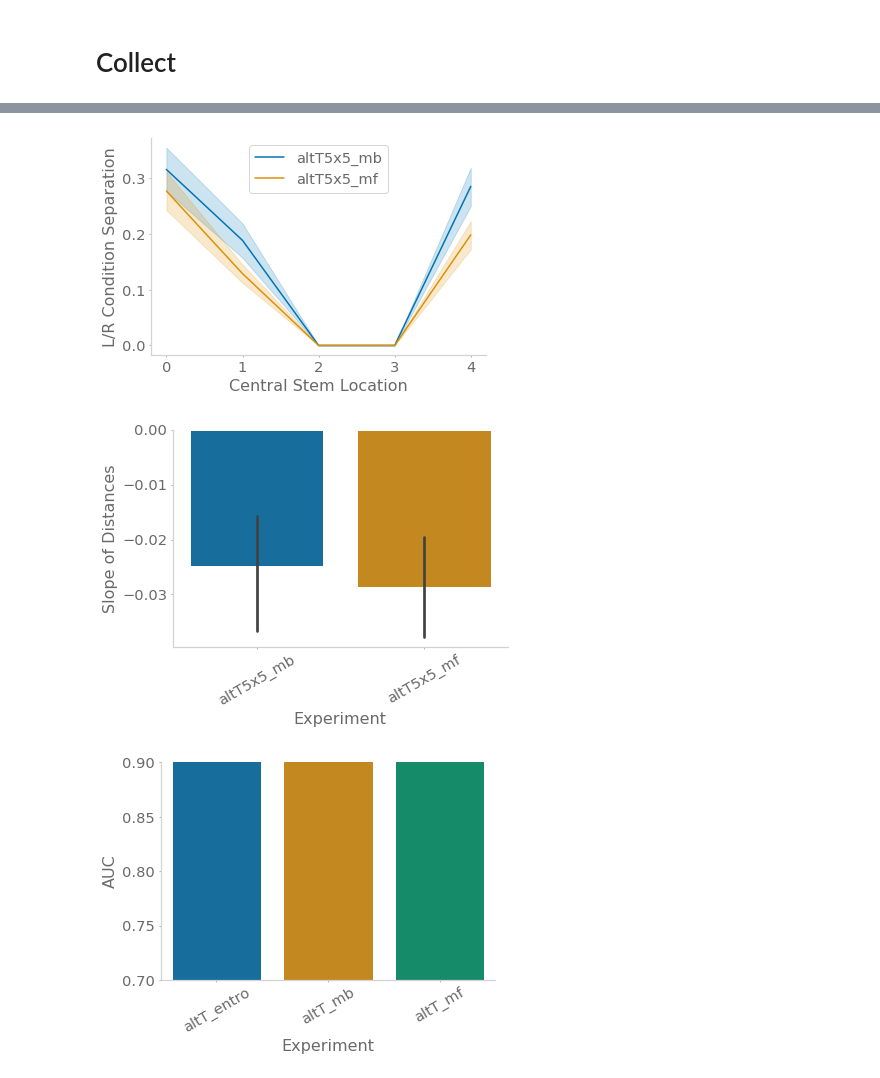
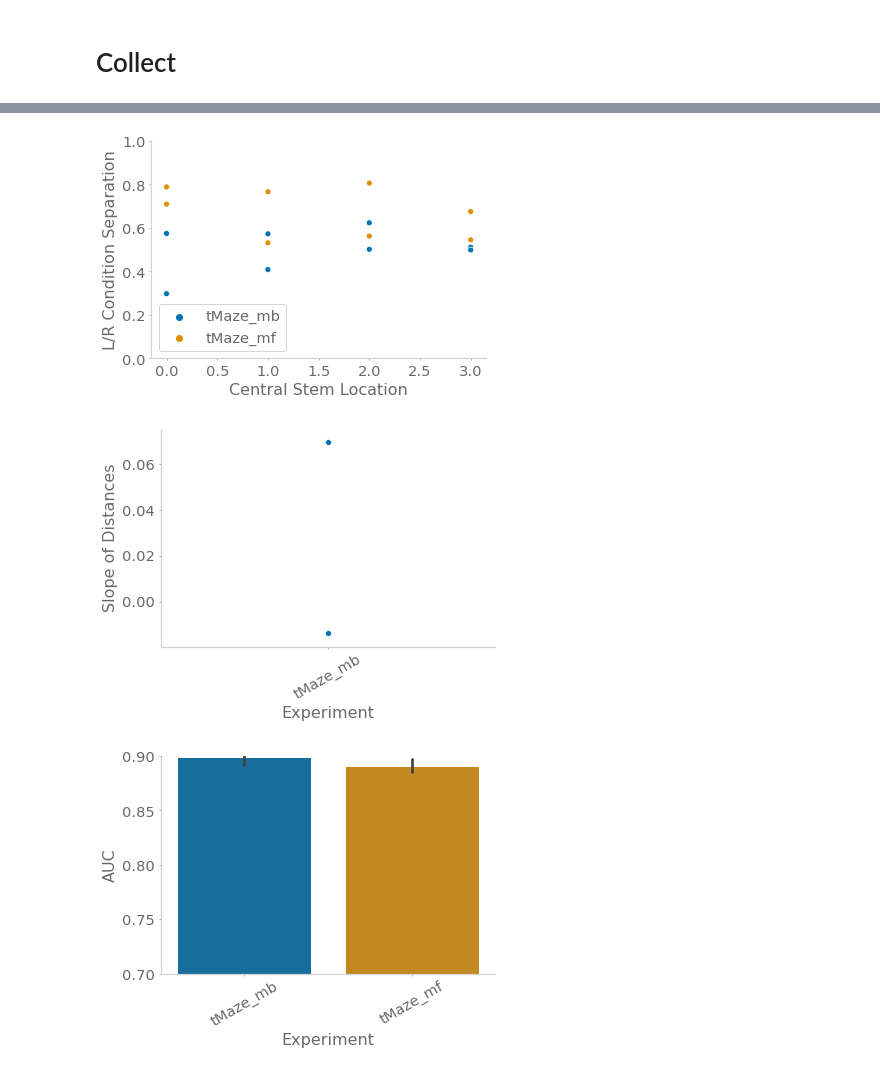
Before and after one commit to chingf/auxrl, a Jupyter notebook: notebooks/plot_figure8_results.ipynb, the cells around one changed output, grey strips where cells are left out. Cells and saved outputs as stored; diff of their text form; code cells hidden in the pictures.

```diff
--- a/notebooks/plot_figure8_results.ipynb
+++ b/notebooks/plot_figure8_results.ipynb
@@ -12,3 +12,5 @@ import os
 pfiles = []
 # %%
 engram_dir = '/mnt/smb/locker/aronov-locker/Ching/rl/'
+# %%
+_results = get_df(pfiles)
@@ -25,9 +35,14 @@ def get_df(pfiles):
         for key in _results.keys():
             if key not in results.keys(): results[key] = []
             results[key].extend(_results[key])
-
     for fname in np.unique(results['fname']):
-        idxs = np.argwhere(np.array(results['fname']) == fname).squeeze()
+        criteria = np.array(results['fname']) == fname
+        criteria = np.logical_and(
+            criteria, [v[-1] > 185 for v in results['valid_scores']]
+            )
+        print(criteria)
+        idxs = np.argwhere(criteria).squeeze()
+        if np.sum(idxs) == 0: continue
         _matrices = [results['separability_matrix'][i] for i in idxs]
         _matrices_mean = np.nanmean(_matrices, axis=0)
         _slopes = [results['separability_slope'][i] for i in idxs]
@@ -64,7 +79,7 @@ def get_df(pfiles):
 # %%
 pfiles = []
 
-pickle_dir = f'{engram_dir}pickles/altT5x5_dm_dim28/'
+pickle_dir = f'{engram_dir}pickles/tMaze_dm_dim16/'
 for pfile in os.listdir(pickle_dir):
     pfiles.append(f'{pickle_dir}{pfile}')
 dist_data, dim_data, slope_data = get_df(pfiles)
@@ -74,23 +91,24 @@ dist_data, dim_data, slope_data = get_df(pfiles)
 # %%
 plt.figure()
-sns.lineplot(
+sns.scatterplot(
     x='idxs', y='vals', hue='fnames', data=dist_data
     )
 plt.ylabel('L/R Condition Separation')
 plt.xlabel('Central Stem Location')
+plt.ylim(0, 1)
 #plt.xticks([0, 2, 4], ['Reset', 'Middle', 'Decision Point'])
 plt.show()
 # %% [output]
-[figure, old version]
+[figure, new version]
 # %%
 plt.figure()
-sns.barplot(y='fnames', x='slopes', data=slope_data)
+sns.scatterplot(y='fnames', x='slopes', data=slope_data)
 plt.ylabel('Slope of Distances')
 plt.xlabel('Experiment')
 plt.xticks(rotation=30)
 plt.show()
 # %% [output]
-[figure, old version]
+[figure, new version]
 # %%
 plt.figure()
 sns.barplot(
@@ -102,4 +120,4 @@ plt.xlabel('Experiment')
 plt.xticks(rotation=30)
 plt.show()
 # %% [output]
-[figure, old version]
+[figure, new version]
```
Also changed, not shown: parts of 3 cells of this notebook, 5 other files.
